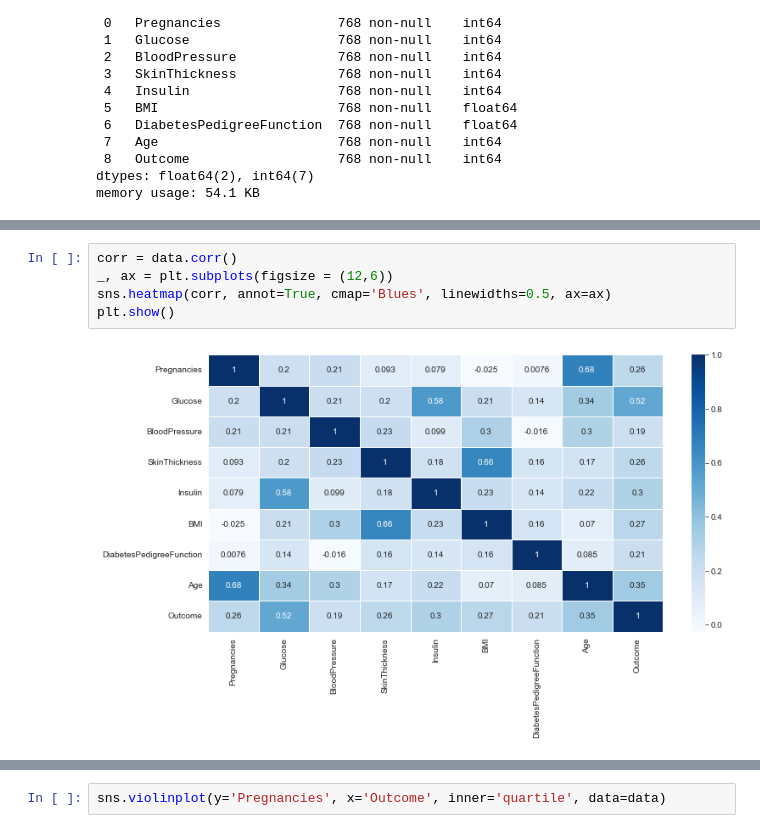
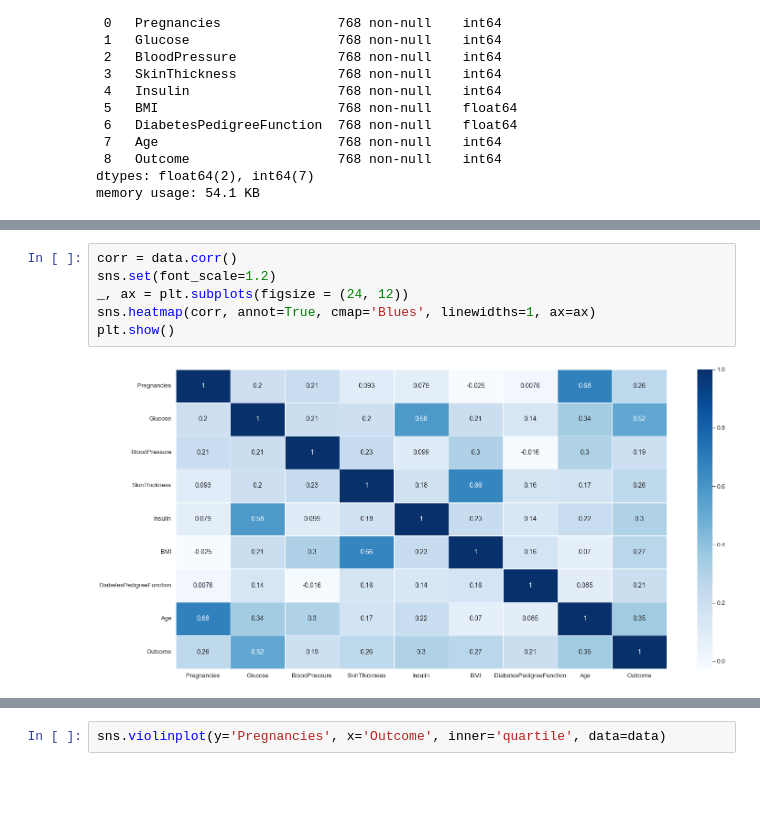
Before and after one commit to Domin8668/Projekt_SSI, a Jupyter notebook: Projekt.ipynb, the cells around one changed output, grey strips where cells are left out. Drawn from its saved outputs; the diff is of its cells as text; blank space fills up the shorter version.

```diff
--- a/Projekt.ipynb
+++ b/Projekt.ipynb
@@ -56,11 +56,12 @@ data.describe()
 | max | 17.000000 | 198.000000 | 110.000000 | 63.000000 | 846.000000 | 67.100000 | 2.420000 | 81.000000 | ... |
 # %%
 corr = data.corr()
-_, ax = plt.subplots(figsize = (12,6))
-sns.heatmap(corr, annot=True, cmap='Blues', linewidths=0.5, ax=ax)
+sns.set(font_scale=1.2)
+_, ax = plt.subplots(figsize = (24, 12))
+sns.heatmap(corr, annot=True, cmap='Blues', linewidths=1, ax=ax)
 plt.show()
 # %% [output]
-[figure, old version]
+[figure, new version]
 # %%
 sns.set_palette('husl')
 sns.pairplot(data, hue='Outcome', markers='+')
```
Also changed, not shown: parts of 1 cell of this notebook, 1 other file.
